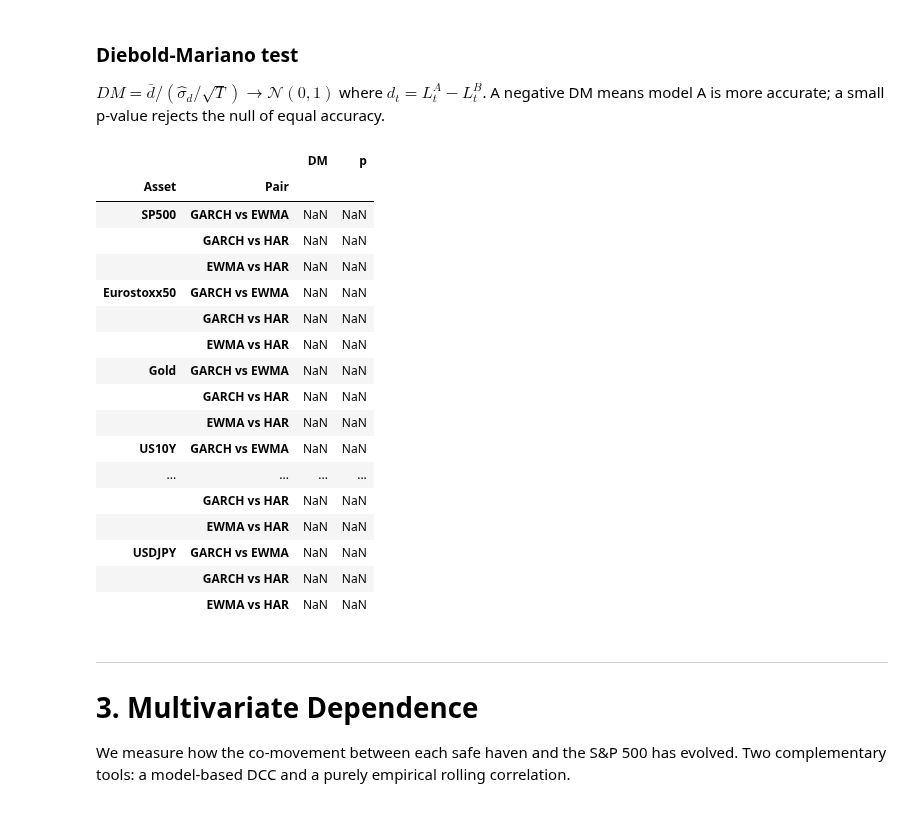
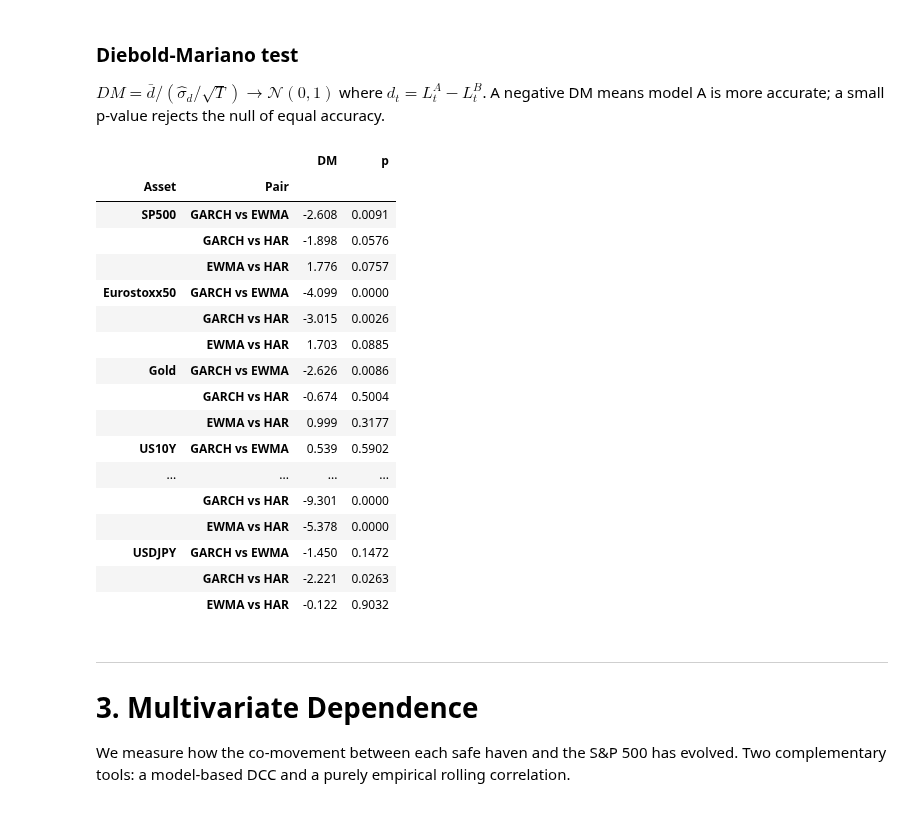
Before and after one commit to yvdri/EMiF-project-2, a Jupyter notebook: projet_emif/EMIF_proj2.ipynb, the cells around one changed output. Saved outputs shown, nothing was run; the diff lists cells and outputs as text; code cells hidden in the pictures.

```diff
--- a/projet_emif/EMIF_proj2.ipynb
+++ b/projet_emif/EMIF_proj2.ipynb
@@ -85,7 +85,8 @@ returns = pd.DataFrame(index=raw.index)
 returns['SP500']       = np.log(raw['SP500']       / raw['SP500'].shift(1))
 returns['Eurostoxx50'] = np.log(raw['Eurostoxx50'] / raw['Eurostoxx50'].shift(1))
 returns['Gold']        = np.log(raw['Gold']         / raw['Gold'].shift(1))
-returns['US10Y']       = -raw['US10Y'].diff() / 100   # yield → bond return
+DURATION_10Y = 8.5
+returns['US10Y']       = -raw['US10Y'].diff() * DURATION_10Y / 100
 returns['USDCHF']      = -np.log(raw['USDCHF'] / raw['USDCHF'].shift(1))
 returns['USDJPY']      = -np.log(raw['USDJPY'] / raw['USDJPY'].shift(1))
 
@@ -322,6 +323,7 @@ Loss functions (Patton 2011, robust to the noisy proxy $r_t^2$):
 $$L^{MSE}_t = (r_t^2 - \hat\sigma_t^2)^2, \qquad L^{QLIKE}_t = \frac{r_t^2}{\hat\sigma_t^2} - \ln\!\left(\frac{r_t^2}{\hat\sigma_t^2}\right) - 1$$
 # %%
 def qlike(actual, forecast):
+    actual = np.maximum(actual, 1e-8)
     return actual / forecast - np.log(actual / forecast) - 1
 
 def mse(actual, forecast):
@@ -329,18 +331,28 @@ def mse(actual, forecast):
 
 OOS_CUTOFF = '2020-01-01'
 
-# GARCH refit with last_obs = OOS_CUTOFF
-garch_oos = {col: arch_model(returns[col], vol='GARCH', p=1, o=1, q=1, dist='studentst')
-                  .fit(last_obs=OOS_CUTOFF, disp='off')
-             for col in returns.columns}
+# Fit GJR-GARCH on pre-OOS data only (no look-ahead)
+garch_pre_oos = {
+    col: arch_model(returns[col], vol='GARCH', p=1, o=1, q=1, dist='studentst')
+         .fit(last_obs=OOS_CUTOFF, disp='off')
+    for col in returns.columns
+}
 
-# HAR fit on training, predict on full series (we slice OOS portion later)
+# Fix pre-OOS parameters, filter conditional variance on the full sample
+# → parameters come from pre-2020 only; variance uses actual post-2020 returns
+garch_fc_full = {
+    col: arch_model(returns[col], vol='GARCH', p=1, o=1, q=1, dist='studentst')
+         .fix(garch_pre_oos[col].params).conditional_volatility
+    for col in returns.columns
+}
+
+# HAR: fit on pre-OOS, predict on full series then slice
 har_oos = {col: fit_har(returns[col].loc[:OOS_CUTOFF]) for col in returns.columns}
 
 rows = []
 for col in returns.columns:
     actual_var = (returns[col] ** 2).loc[OOS_CUTOFF:]
-    garch_fc   = (garch_oos[col].conditional_volatility ** 2).loc[OOS_CUTOFF:]
+    garch_fc   = (garch_fc_full[col] ** 2).loc[OOS_CUTOFF:]
     ewma_fc    = ewma_variance(returns[col]).loc[OOS_CUTOFF:]
     har_fc     = predict_har(har_oos[col], returns[col]).loc[OOS_CUTOFF:]
 
@@ -349,9 +361,9 @@ for col in returns.columns:
 
     rows.append({
         'Asset': col,
-        'MSE GARCH':   mse(df['A'], df['GARCH']).mean(),
-        'MSE EWMA':    mse(df['A'], df['EWMA']).mean(),
-        'MSE HAR':     mse(df['A'], df['HAR']).mean(),
+        'MSE GARCH':   mse(df['A'],  df['GARCH']).mean(),
+        'MSE EWMA':    mse(df['A'],  df['EWMA']).mean(),
+        'MSE HAR':     mse(df['A'],  df['HAR']).mean(),
         'QLIKE GARCH': qlike(df['A'], df['GARCH']).mean(),
         'QLIKE EWMA':  qlike(df['A'], df['EWMA']).mean(),
         'QLIKE HAR':   qlike(df['A'], df['HAR']).mean(),
@@ -376,46 +388,50 @@ $DM = \bar d / (\hat\sigma_d / \sqrt T) \to \mathcal{N}(0, 1)$ where $d_t = L^A_
 # %%
 def diebold_mariano(la, lb):
     d  = np.asarray(la) - np.asarray(lb)
     dm = d.mean() / (d.std(ddof=1) / np.sqrt(len(d)))
     return dm, 2 * (1 - norm.cdf(abs(dm)))
 
 pairs = [('GARCH', 'EWMA'), ('GARCH', 'HAR'), ('EWMA', 'HAR')]
 dm_rows = []
+
 for col in returns.columns:
     actual_var = (returns[col] ** 2).loc[OOS_CUTOFF:]
     fc = {
-        'GARCH': (garch_oos[col].conditional_volatility ** 2).loc[OOS_CUTOFF:],
+        'GARCH': (garch_fc_full[col] ** 2).loc[OOS_CUTOFF:],
         'EWMA':  ewma_variance(returns[col]).loc[OOS_CUTOFF:],
         'HAR':   predict_har(har_oos[col], returns[col]).loc[OOS_CUTOFF:],
     }
     df = pd.DataFrame({'A': actual_var, **fc}).dropna()
+
     for a, b in pairs:
-        stat, p = diebold_mariano(qlike(df['A'], df[a]), qlike(df['A'], df[b]))
+        la = qlike(df['A'], df[a])
+        lb = qlike(df['A'], df[b])
+        stat, p = diebold_mariano(la, lb)
         dm_rows.append({'Asset': col, 'Pair': f'{a} vs {b}',
                         'DM': round(stat, 3), 'p': round(p, 4)})
 
 dm_table = pd.DataFrame(dm_rows).set_index(['Asset', 'Pair'])
 display(dm_table)
 dm_table.to_csv('outputs/tables/table3_dm.csv')
 # %% [output]
 |  |  | DM | p |
 | Asset | Pair |  |  |
-| SP500 | GARCH vs EWMA | NaN | NaN |
-|  | GARCH vs HAR | NaN | NaN |
-|  | EWMA vs HAR | NaN | NaN |
-| Eurostoxx50 | GARCH vs EWMA | NaN | NaN |
-|  | GARCH vs HAR | NaN | NaN |
-|  | EWMA vs HAR | NaN | NaN |
-| Gold | GARCH vs EWMA | NaN | NaN |
-|  | GARCH vs HAR | NaN | NaN |
-|  | EWMA vs HAR | NaN | NaN |
-| US10Y | GARCH vs EWMA | NaN | NaN |
+| SP500 | GARCH vs EWMA | -2.608 | 0.0091 |
+|  | GARCH vs HAR | -1.898 | 0.0576 |
+|  | EWMA vs HAR | 1.776 | 0.0757 |
+| Eurostoxx50 | GARCH vs EWMA | -4.099 | 0.0000 |
+|  | GARCH vs HAR | -3.015 | 0.0026 |
+|  | EWMA vs HAR | 1.703 | 0.0885 |
+| Gold | GARCH vs EWMA | -2.626 | 0.0086 |
+|  | GARCH vs HAR | -0.674 | 0.5004 |
+|  | EWMA vs HAR | 0.999 | 0.3177 |
+| US10Y | GARCH vs EWMA | 0.539 | 0.5902 |
 | ... | ... | ... | ... |
-|  | GARCH vs HAR | NaN | NaN |
-|  | EWMA vs HAR | NaN | NaN |
-| USDJPY | GARCH vs EWMA | NaN | NaN |
-|  | GARCH vs HAR | NaN | NaN |
-|  | EWMA vs HAR | NaN | NaN |
+|  | GARCH vs HAR | -9.301 | 0.0000 |
+|  | EWMA vs HAR | -5.378 | 0.0000 |
+| USDJPY | GARCH vs EWMA | -1.450 | 0.1472 |
+|  | GARCH vs HAR | -2.221 | 0.0263 |
+|  | EWMA vs HAR | -0.122 | 0.9032 |
 # %% [markdown]
 ---
 
```
Also changed, not shown: parts of 13 cells of this notebook, 1 other file.
